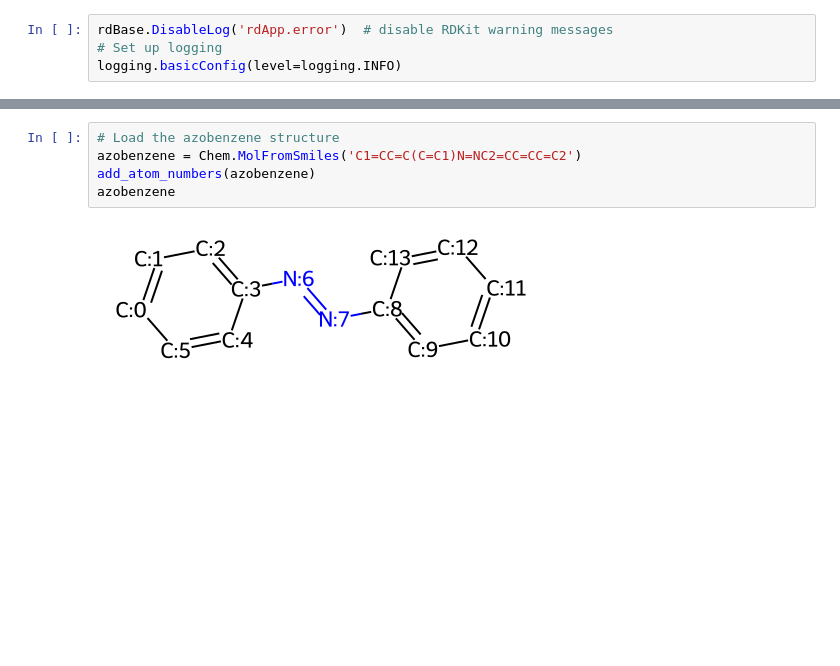
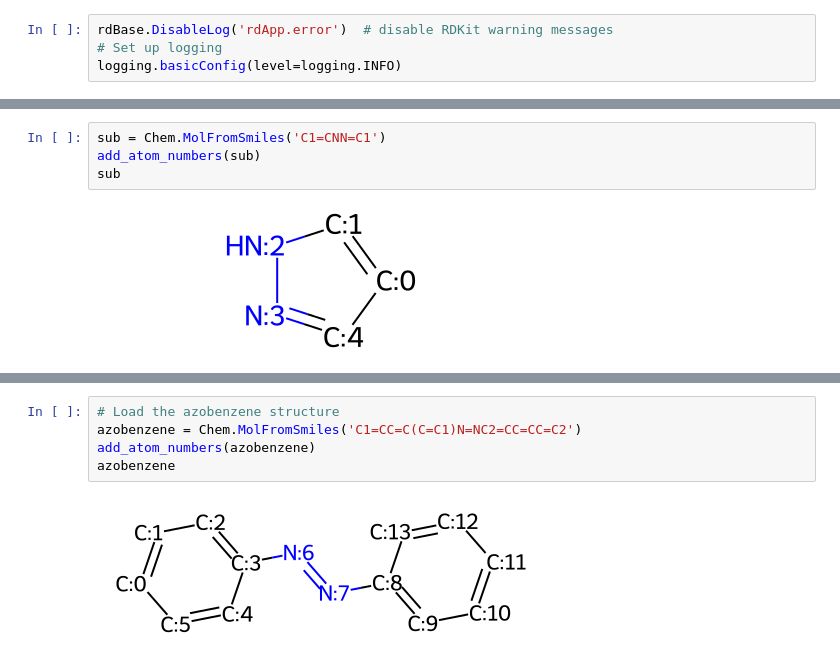
Before and after one commit to BerlinObel/xTB, a Jupyter notebook: generate_azobenzenes.ipynb, the cells around one changed output, grey strips where cells are left out. Saved outputs shown, nothing was run; the diff lists cells and outputs as text; blank space fills up the shorter version.

```diff
--- a/generate_azobenzenes.ipynb
+++ b/generate_azobenzenes.ipynb
@@ -102,6 +134,12 @@ class MoleculeSet:
 
     def __len__(self):
         return len(self._molecules)
+# %%
+sub = Chem.MolFromSmiles('C1=CNN=C1')
+add_atom_numbers(sub)
+sub
+# %% [output]
+[figure, added]
 # %%
 # Generate SMILES for substituents
 # each element in the list is a tuple: (substituent, connecting atom index, bond type)
```
Also changed, not shown: parts of 9 cells of this notebook, 14 other files.
